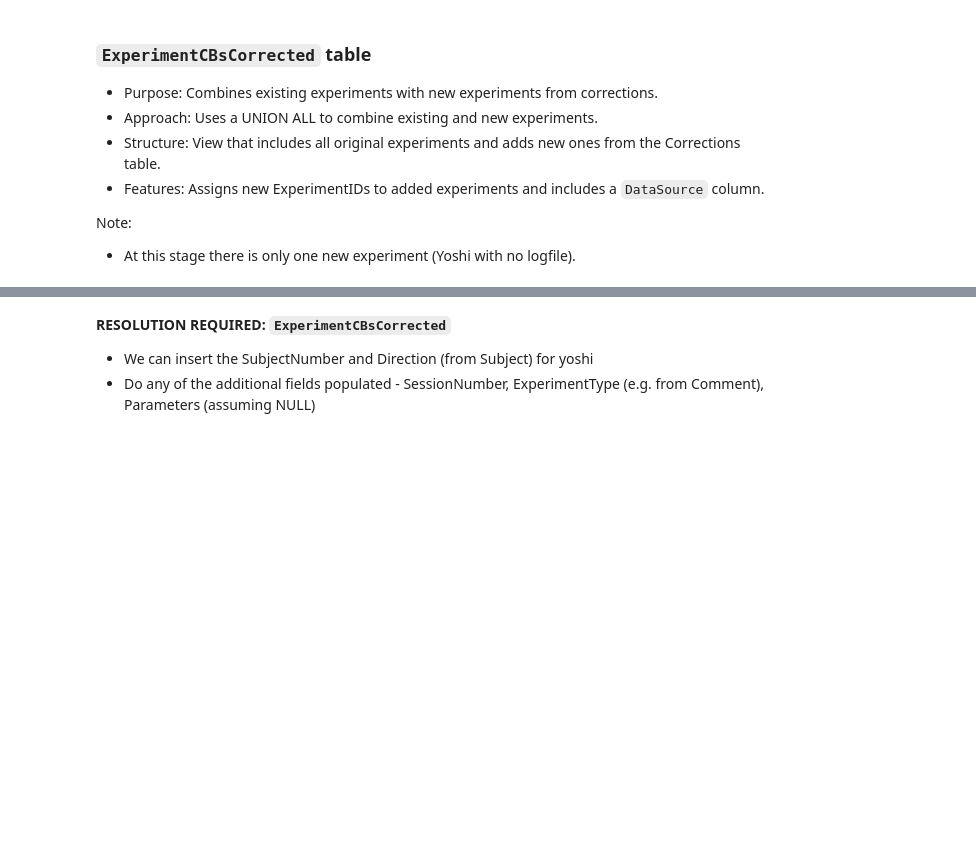
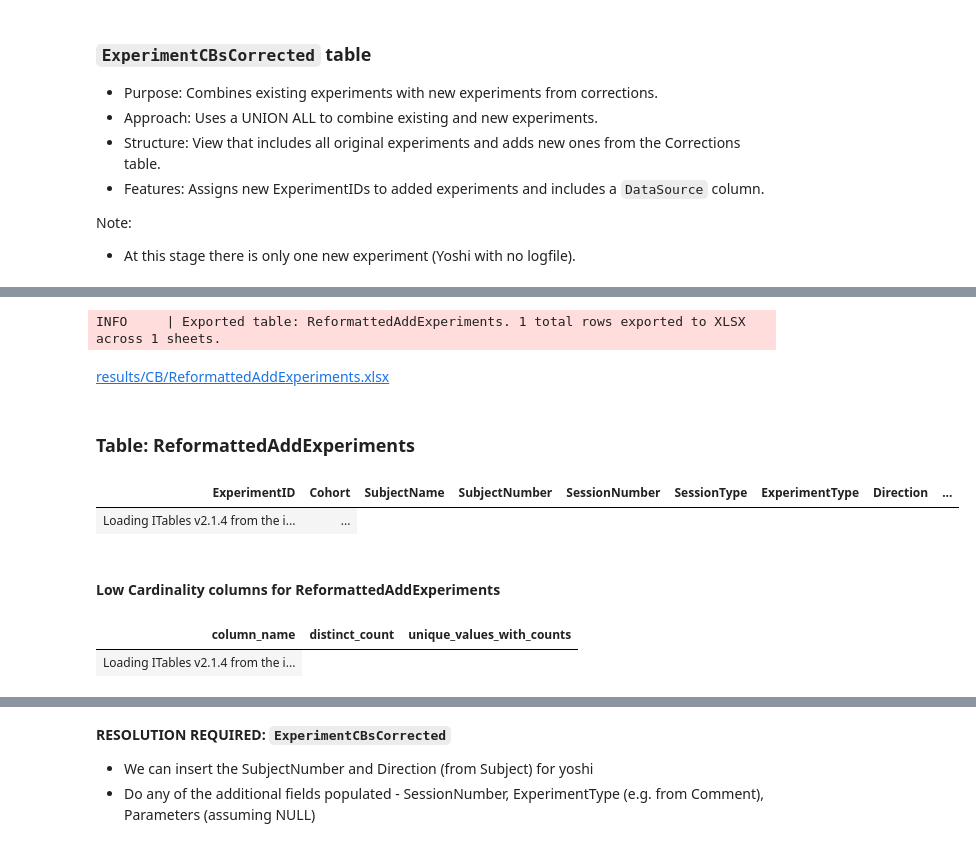
Before and after one commit to DataBooth/client-horse-logic, a Jupyter notebook: notebooks/corrections-to-database-CB.ipynb, the cells around one changed output, grey strips where cells are left out. Drawn from its saved outputs; the diff is of its cells as text; code cells hidden in the pictures; blank space fills up the shorter version.

```diff
--- a/notebooks/corrections-to-database-CB.ipynb
+++ b/notebooks/corrections-to-database-CB.ipynb
@@ -864,0 +928,11 @@ Note:
+# %%
+project.view_and_export_table("ReformattedAddExperiments")
+# %% [output]
+INFO     | Exported table: ReformattedAddExperiments. 1 total rows exported to XLSX across 1 sheets.
+[results/CB/ReformattedAddExperiments.xlsx](results/CB/ReformattedAddExperiments.xlsx)
+### Table: ReformattedAddExperiments
+| ExperimentID | Cohort | SubjectName | SubjectNumber | SessionNumber | SessionType | ExperimentType | Direction | ... |
+| Loading ITables v2.1.4 from the i... | ... |
+#### Low Cardinality columns for ReformattedAddExperiments
+| column_name | distinct_count | unique_values_with_counts |
+| Loading ITables v2.1.4 from the i... |
```
Also changed, not shown: parts of 38 cells of this notebook.
